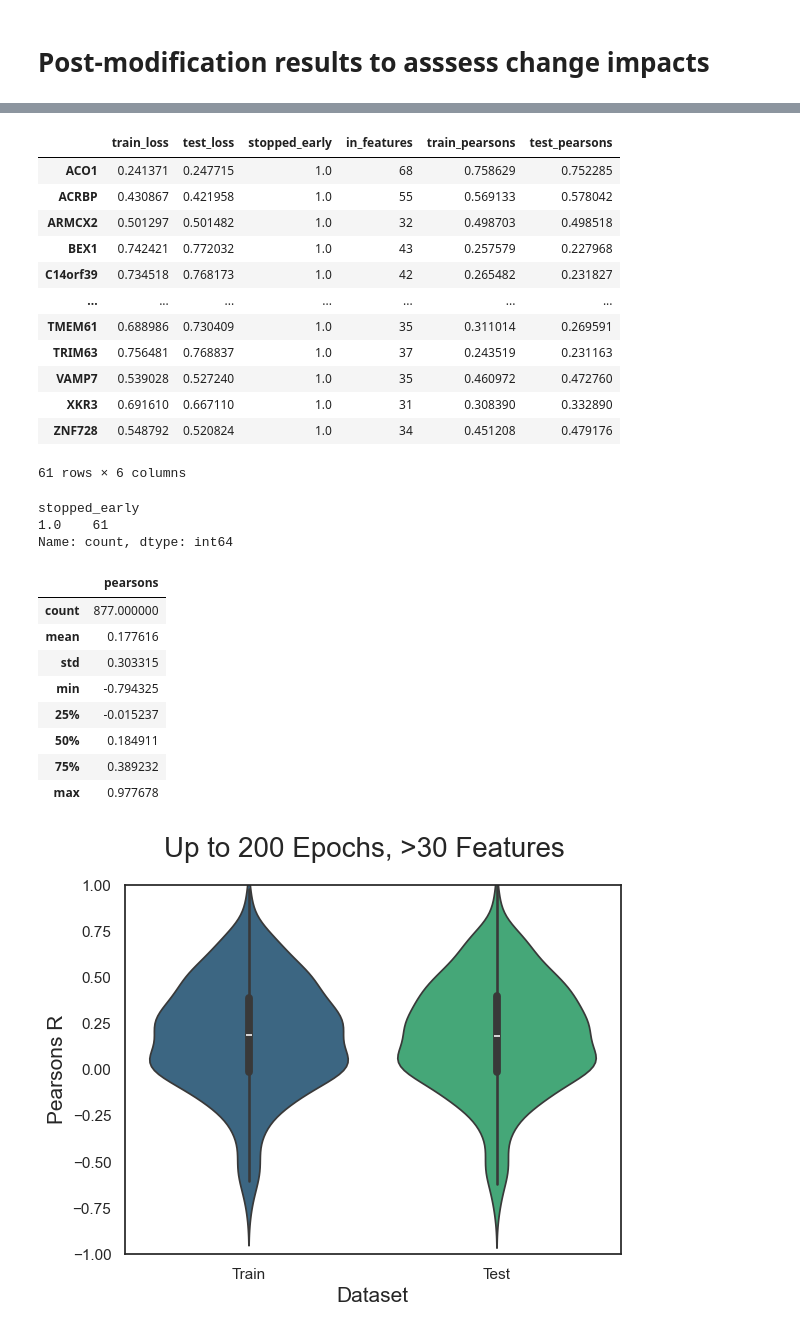
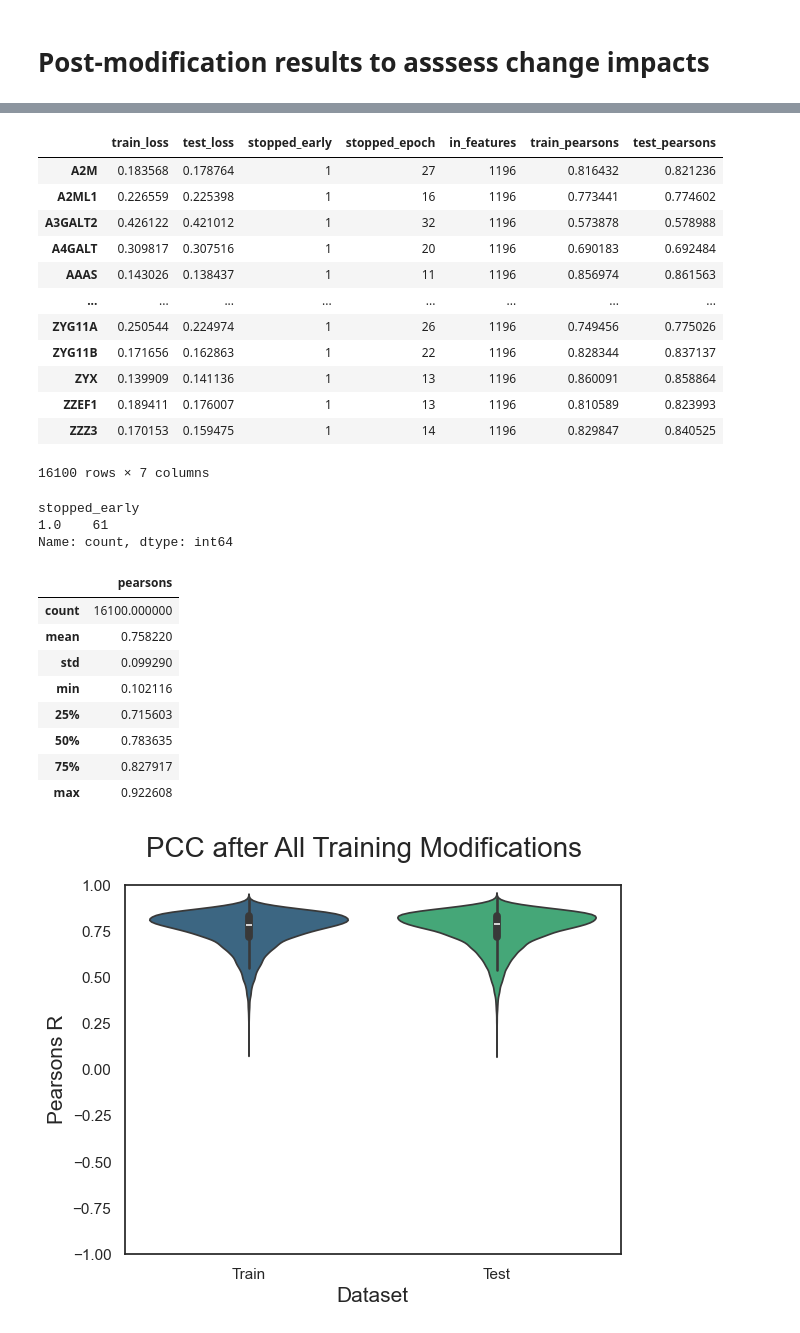
Before and after one commit to Alexander-Broadley/Zhang_lab_rotation, a Jupyter notebook: MML_model/model_evaluation/experimental_results.ipynb, the cells around one changed output, grey strips where cells are left out. Cells and saved outputs as stored; diff of their text form; code cells hidden in the pictures.

```diff
--- a/MML_model/model_evaluation/experimental_results.ipynb
+++ b/MML_model/model_evaluation/experimental_results.ipynb
@@ -58,6 +58,7 @@ create_pearsons_violin(negative_correlations_to_plot, y_col = 'pearsons', title
 # Post-modification results to asssess change impacts
 # %%
 exp_results = pd.read_csv('../model_building/data/EXPERIMENTAL_results.csv', index_col = 0)
+exp_results = pd.read_csv('/Users/alexanderbroadley/Documents/PhD/Zhang Lab/Zhang_Lab_Code/MML_model/data/PEARSONS_200_randn_all_results.csv', index_col = 0)
 # %%
 exp_results['train_pearsons'] = 1 - exp_results['train_loss']
 exp_results['test_pearsons'] = 1 - exp_results['test_loss']
@@ -125,19 +126,19 @@ exp_results
 # %%
 exp_results[exp_results['in_features'] >30]
 # %% [output]
-|  | train_loss | test_loss | stopped_early | in_features | train_pearsons | test_pearsons |
-| ACO1 | 0.241371 | 0.247715 | 1.0 | 68 | 0.758629 | 0.752285 |
-| ACRBP | 0.430867 | 0.421958 | 1.0 | 55 | 0.569133 | 0.578042 |
-| ARMCX2 | 0.501297 | 0.501482 | 1.0 | 32 | 0.498703 | 0.498518 |
-| BEX1 | 0.742421 | 0.772032 | 1.0 | 43 | 0.257579 | 0.227968 |
-| C14orf39 | 0.734518 | 0.768173 | 1.0 | 42 | 0.265482 | 0.231827 |
-| ... | ... | ... | ... | ... | ... | ... |
-| TMEM61 | 0.688986 | 0.730409 | 1.0 | 35 | 0.311014 | 0.269591 |
-| TRIM63 | 0.756481 | 0.768837 | 1.0 | 37 | 0.243519 | 0.231163 |
-| VAMP7 | 0.539028 | 0.527240 | 1.0 | 35 | 0.460972 | 0.472760 |
-| XKR3 | 0.691610 | 0.667110 | 1.0 | 31 | 0.308390 | 0.332890 |
-| ZNF728 | 0.548792 | 0.520824 | 1.0 | 34 | 0.451208 | 0.479176 |
+|  | train_loss | test_loss | stopped_early | stopped_epoch | in_features | train_pearsons | test_pearsons |
+| A2M | 0.183568 | 0.178764 | 1 | 27 | 1196 | 0.816432 | 0.821236 |
+| A2ML1 | 0.226559 | 0.225398 | 1 | 16 | 1196 | 0.773441 | 0.774602 |
+| A3GALT2 | 0.426122 | 0.421012 | 1 | 32 | 1196 | 0.573878 | 0.578988 |
+| A4GALT | 0.309817 | 0.307516 | 1 | 20 | 1196 | 0.690183 | 0.692484 |
+| AAAS | 0.143026 | 0.138437 | 1 | 11 | 1196 | 0.856974 | 0.861563 |
+| ... | ... | ... | ... | ... | ... | ... | ... |
+| ZYG11A | 0.250544 | 0.224974 | 1 | 26 | 1196 | 0.749456 | 0.775026 |
+| ZYG11B | 0.171656 | 0.162863 | 1 | 22 | 1196 | 0.828344 | 0.837137 |
+| ZYX | 0.139909 | 0.141136 | 1 | 13 | 1196 | 0.860091 | 0.858864 |
+| ZZEF1 | 0.189411 | 0.176007 | 1 | 13 | 1196 | 0.810589 | 0.823993 |
+| ZZZ3 | 0.170153 | 0.159475 | 1 | 14 | 1196 | 0.829847 | 0.840525 |
-61 rows × 6 columns
+16100 rows × 7 columns
 # %%
 exp_results[exp_results['in_features'] >30]['stopped_early'].value_counts()
 # %% [output]
@@ -146,7 +147,7 @@ stopped_early
 Name: count, dtype: int64
 # %%
 #transfrom dataframe to work with create_pearsons_violin
-to_plot_df = exp_results[exp_results['stopped_early'] == True][['train_pearsons', 'test_pearsons']]
+to_plot_df = exp_results[['train_pearsons', 'test_pearsons']]
 to_plot_df.columns = ['Train', 'Test']
 to_plot_df = to_plot_df.melt()
 to_plot_df.columns = ['dataset', 'pearsons']
@@ -154,15 +155,15 @@ to_plot_df.columns = ['dataset', 'pearsons']
 to_plot_df[to_plot_df['dataset'] == 'Train'].describe()
 # %% [output]
 |  | pearsons |
-| count | 877.000000 |
-| mean | 0.177616 |
-| std | 0.303315 |
-| min | -0.794325 |
-| 25% | -0.015237 |
-| 50% | 0.184911 |
-| 75% | 0.389232 |
-| max | 0.977678 |
+| count | 16100.000000 |
+| mean | 0.758220 |
+| std | 0.099290 |
+| min | 0.102116 |
+| 25% | 0.715603 |
+| 50% | 0.783635 |
+| 75% | 0.827917 |
+| max | 0.922608 |
 # %%
-create_pearsons_violin(to_plot_df, y_col = 'pearsons', title = 'Up to 200 Epochs, >30 Features', figure_root = './figures/experimental_figures/', file_title = 'DELETE_ME', ylim = (-1, 1))
+create_pearsons_violin(to_plot_df, y_col = 'pearsons', title = 'PCC after All Training Modifications', figure_root = './figures/_200_randn_all_TFS/', file_title = '200_randn_all_TFS', ylim = (-1, 1))
 # %% [output]
-[figure, old version]
+[figure, new version]
```
Also changed, not shown: parts of 6 cells of this notebook, 10 other files.
